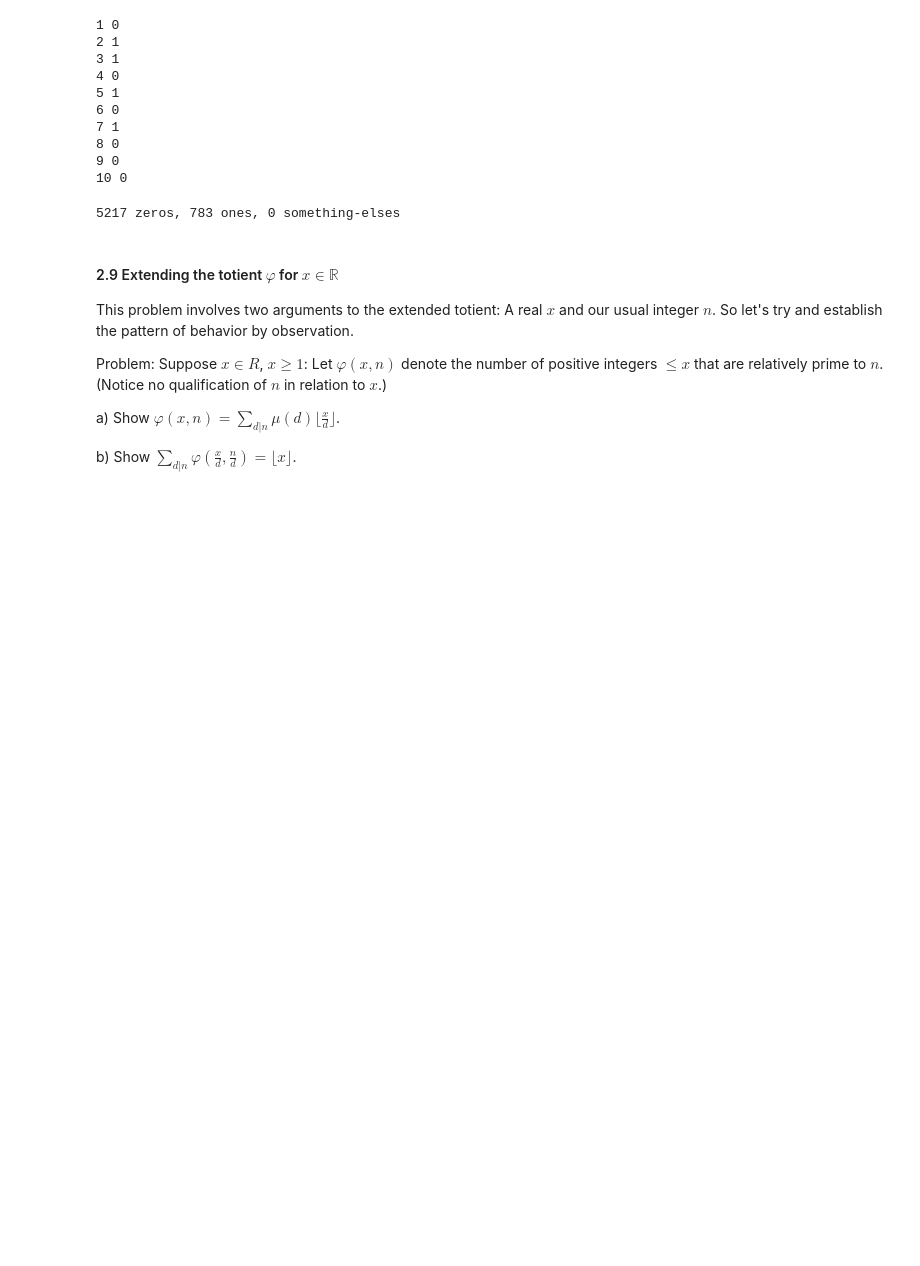
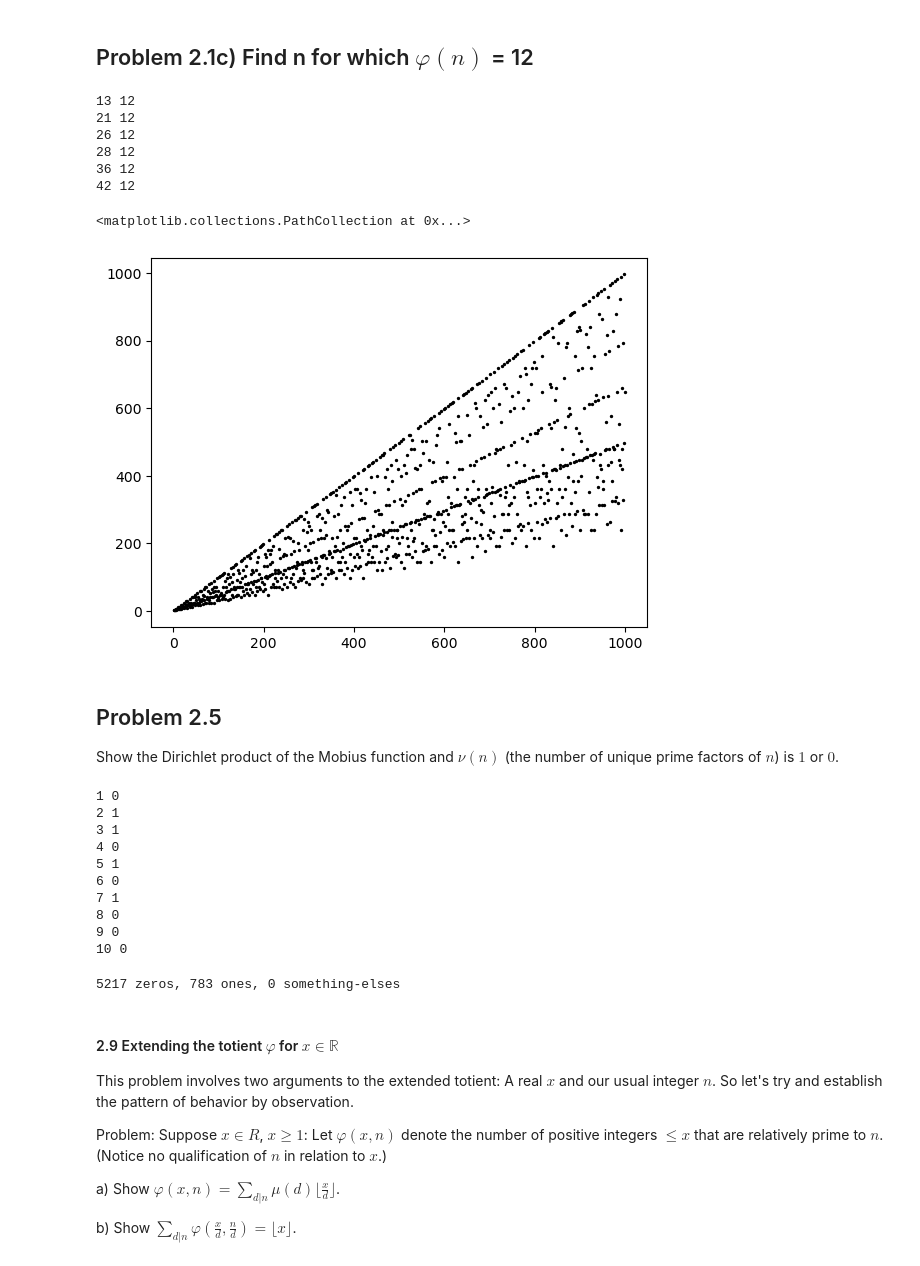
Before and after one commit to robfatland/ant, a Jupyter notebook: 2_examples.ipynb, the cells around one changed output. Saved outputs shown, nothing was run; the diff lists cells and outputs as text; code cells hidden in the pictures; blank space fills up the shorter version.

```diff
--- a/2_examples.ipynb
+++ b/2_examples.ipynb
@@ -32,3 +43,29 @@ Show the Dirichlet product of the Mobius function and $\nu(n)$ (the number of un
+# %% [markdown]
+## Problem 2.1c) Find n for which $\varphi(n)$ = 12
+# %%
+for n in range(1, 100):
+    if ant.Totient(n) == 12: print(n, ant.Totient(n))
+# %% [output]
+13 12
+21 12
+26 12
+28 12
+36 12
+42 12
+# %%
+from matplotlib import pyplot as plt
+x, y = [], []
+for i in range(1, 1000):
+    x.append(i)
+    y.append(ant.Totient(i))
+plt.scatter(x, y, c='k', s=2)
+# %% [output]
+<matplotlib.collections.PathCollection at 0x...>
+[figure, added]
+# %% [markdown]
+## Problem 2.5
+
+Show the Dirichlet product of the Mobius function and $\nu(n)$ (the number of unique prime factors of $n$) is $1$ or $0$.
 # %%
 # empirical check establishes the pattern: n = prime gives 1, 0 otherwise
 for n in range(1, 100000, 1):
```
Also changed, not shown: parts of 5 cells of this notebook.
